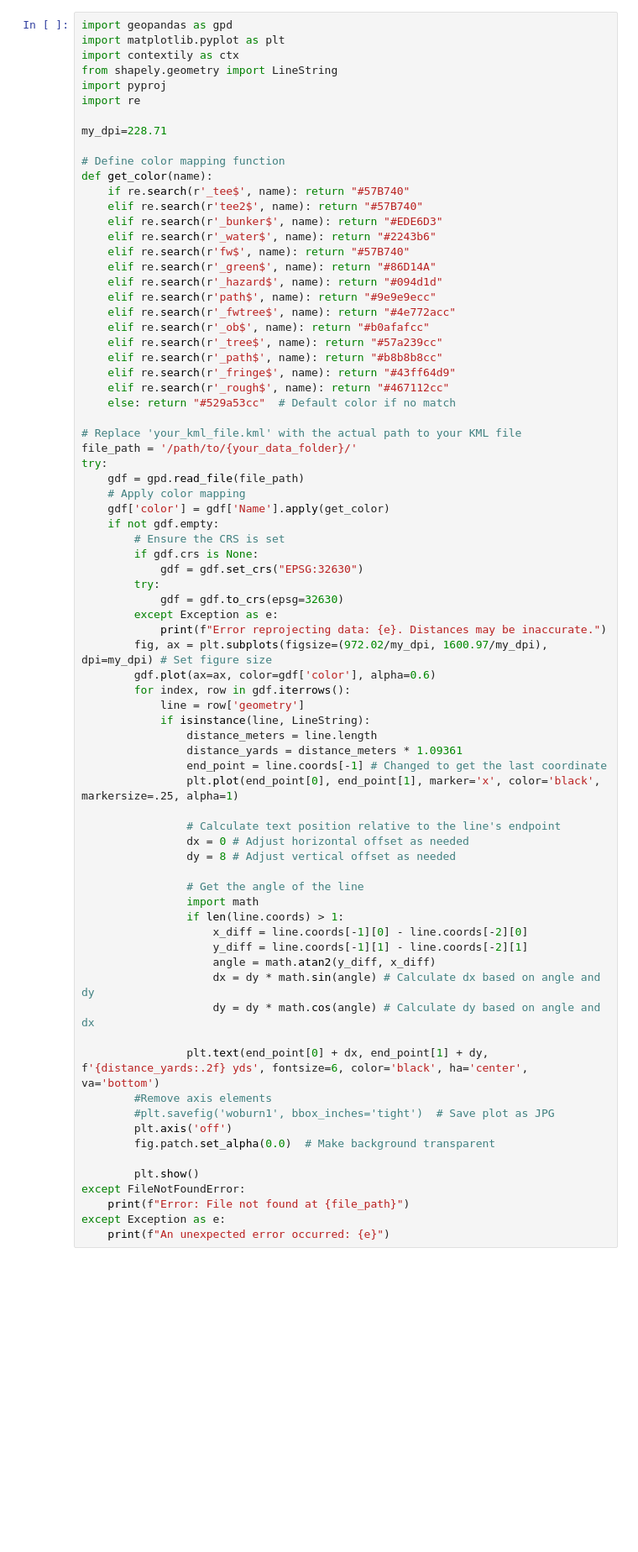
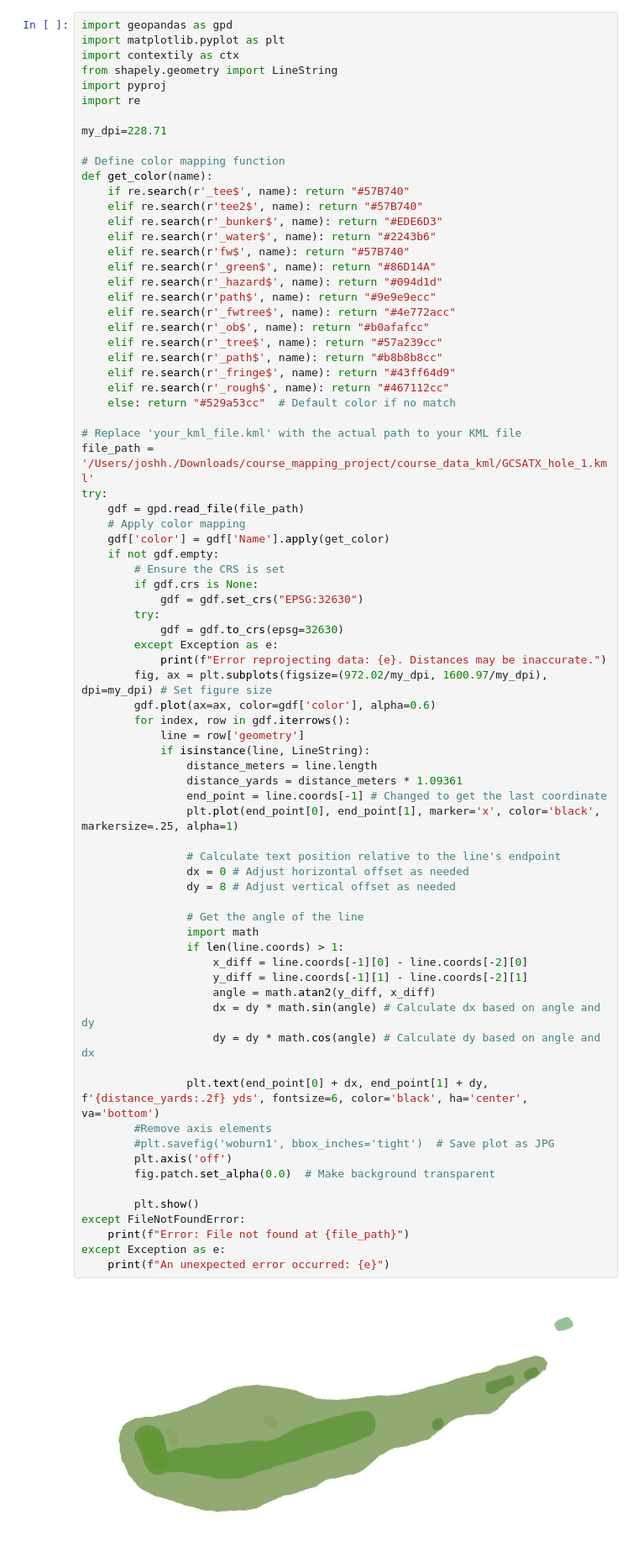
Before and after one commit to j-hgldlabs/Golf-Projects, a Jupyter notebook: Golf_Course_MappingOCT25.ipynb, the cells around one changed output. Shown: that part at 84% size. Drawn from its saved outputs; the diff is of its cells as text; blank space fills up the shorter version.

```diff
--- a/Golf_Course_MappingOCT25.ipynb
+++ b/Golf_Course_MappingOCT25.ipynb
@@ -84,7 +86,7 @@ def get_color(name):
     else: return "#529a53cc"  # Default color if no match
 
 # Replace 'your_kml_file.kml' with the actual path to your KML file
-file_path = '/path/to/{your_data_folder}/'
+file_path = '/Users/joshh./Downloads/course_mapping_project/course_data_kml/GCSATX_hole_1.kml'
 try:
     gdf = gpd.read_file(file_path)
     # Apply color mapping
@@ -104,32 +106,34 @@ try:
             if isinstance(line, LineString):
                 distance_meters = line.length
                 distance_yards = distance_meters * 1.09361
                 end_point = line.coords[-1] # Changed to get the last coordinate
                 plt.plot(end_point[0], end_point[1], marker='x', color='black', markersize=.25, alpha=1)
 
                 # Calculate text position relative to the line's endpoint
                 dx = 0 # Adjust horizontal offset as needed
                 dy = 8 # Adjust vertical offset as needed
 
                 # Get the angle of the line
                 import math
                 if len(line.coords) > 1:
                     x_diff = line.coords[-1][0] - line.coords[-2][0]
                     y_diff = line.coords[-1][1] - line.coords[-2][1]
                     angle = math.atan2(y_diff, x_diff)
                     dx = dy * math.sin(angle) # Calculate dx based on angle and dy
                     dy = dy * math.cos(angle) # Calculate dy based on angle and dx
 
                 plt.text(end_point[0] + dx, end_point[1] + dy, f'{distance_yards:.2f} yds', fontsize=6, color='black', ha='center', va='bottom')
         #Remove axis elements
         #plt.savefig('woburn1', bbox_inches='tight')  # Save plot as JPG
         plt.axis('off')
         fig.patch.set_alpha(0.0)  # Make background transparent
 
         plt.show()
 except FileNotFoundError:
     print(f"Error: File not found at {file_path}")
 except Exception as e:
     print(f"An unexpected error occurred: {e}")
+# %% [output]
+[figure, added]
 # %%
 try:
```
Also changed, not shown: parts of 4 cells of this notebook, 1 other file.
